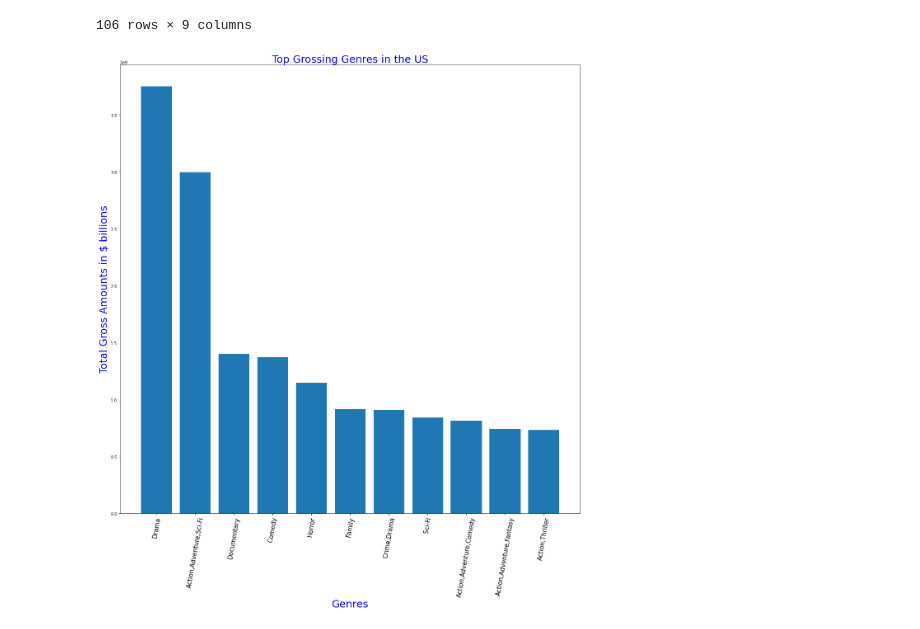
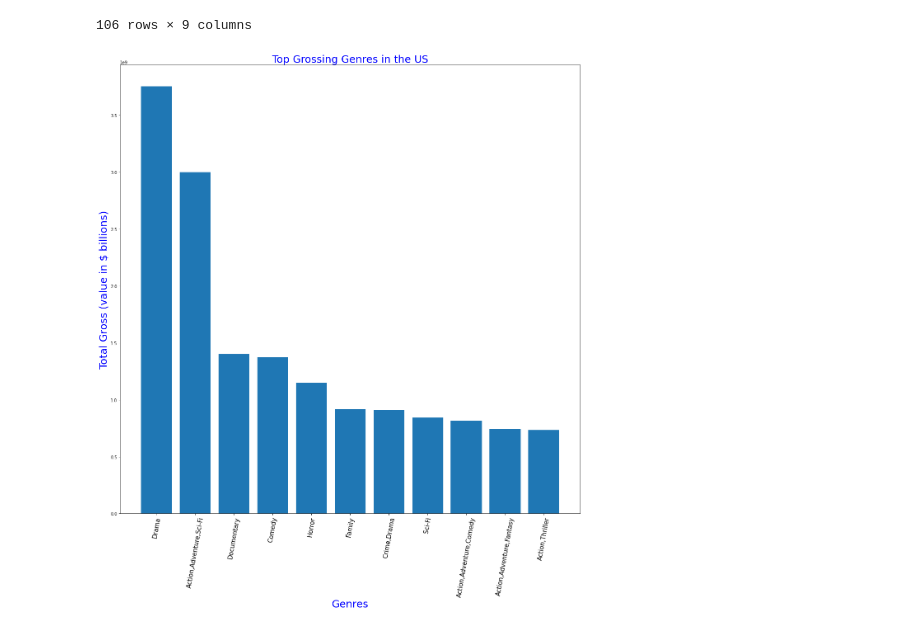
Before and after one commit to rahulakrish/movie_studio_recommendation, a Jupyter notebook: project_notebook.ipynb, the cells around one changed output. Cells and saved outputs as stored; diff of their text form; code cells hidden in the pictures.

```diff
--- a/project_notebook.ipynb
+++ b/project_notebook.ipynb
@@ -438,7 +419,7 @@ ax.ticklabel_format(axis = 'y', style = 'plain') # supressing scientific notatio
 ax.yaxis.set_major_formatter(FuncFormatter(billions_formatter))
 ax.set_title('Top 10 Genres by Gross Amounts', fontdict = {'fontsize' : 25, 'color' :'blue'})
 ax.set_xlabel('Genres', fontdict = {'fontsize' : 25, 'color' :'blue'})
-ax.set_ylabel('Total Gross in $ billions', fontdict = {'fontsize' : 25, 'color' :'blue'})
+ax.set_ylabel('Total Gross (values in $ billions)', fontdict = {'fontsize' : 25, 'color' :'blue'})
 
 plt.show()
 # %% [output]
@@ -580,13 +576,13 @@ us_market_genres
 # %%
 fig2, ax2 = plt.subplots(figsize = (20,20))
 
 ax2.bar(x = us_market_genres.loc[:10, 'genres_x'], height = us_market_genres.loc[:10, 'total_gross'])
 ax2.tick_params(axis = 'x', labelsize = 15, labelrotation = 80)
 ax.yaxis.set_major_formatter(FuncFormatter(billions_formatter))
 ax2.set_title('Top Grossing Genres in the US', fontdict = {'fontsize' : 25, 'color' :'blue'})
 ax2.set_xlabel('Genres', fontdict = {'fontsize' : 25, 'color' :'blue'} )
-ax2.set_ylabel('Total Gross Amounts in $ billions', fontdict = {'fontsize' : 25, 'color' :'blue'})
+ax2.set_ylabel('Total Gross (value in $ billions)', fontdict = {'fontsize' : 25, 'color' :'blue'})
 
 plt.show()
 # %% [output]
-[figure, old version]
+[figure, new version]
```
Also changed, not shown: parts of 41 cells of this notebook.
